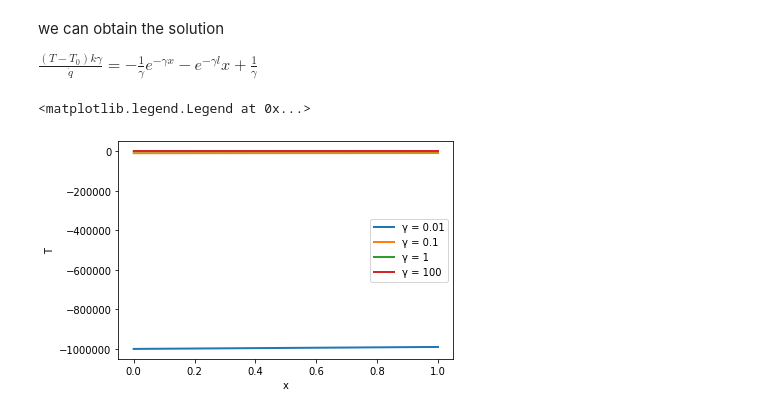
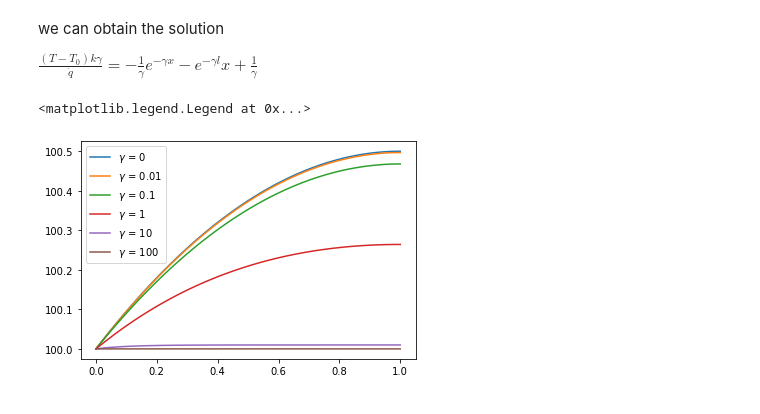
Before and after one commit to uw-cheme512/uw-cheme512.github.io, a Jupyter notebook: presentations/10_25_19_Vivian.ipynb, the cells around one changed output. Cells and saved outputs as stored; diff of their text form; code cells hidden in the pictures.

```diff
--- a/presentations/10_25_19_Vivian.ipynb
+++ b/presentations/10_25_19_Vivian.ipynb
@@ -50,44 +52,32 @@ $ T= - \frac{ \dot q e^{-\gamma l}} {k \gamma}x  - \frac{ \dot q e^{-\gamma x}}
 we can obtain the solution
 
 $\frac{ (T-T_0)k \gamma}{\dot q}= -\frac{1}{\gamma}e^{-\gamma x}- e^{-\gamma l} x + \frac{1}{\gamma} $
-# %%
-import numpy as np
-import matplotlib.pyplot as plt
-import matplotlib.cm as cm
-from mpl_toolkits.mplot3d import axes3d
-import math
-
-x = np.linspace(0,1,101)
-y = 0*x
-colors = cm.Blues(np.linspace(0, 1, 10))
-
-q = 100
-k = 1
-l = 1
-
-fig, ax = plt.subplots(figsize=(6,4))
-
-
-for gamm in (0.01,0.1,1,100):
-    T = (q/(k*gamm))* - (1/gamm)* np.exp(-(gamm*x)) - np.exp(- gamm* l)*x +(1/gamm)
-    ax.plot(x, T ,label='\u03B3 = {}'.format(gamm),linewidth=2)
-
-
-ax.set_xlabel('x')
-ax.set_ylabel('T')
-#ax.plot(x, T , label=' gamm ', linewidth=15)
-#ax.plot(x, T, label='n=0.01')
-#ax.plot(x, T, label='n=0')
-#ax.plot(x, T, label='n=1')
-#ax.plot(x, T, label='n=10')
-#ax.plot(x, T, label='n=1000')
-ax.legend()
-#ax.set_xlim([-2,10])
-#ax.set_ylim([-2,10])
-# %% [output]
-<matplotlib.legend.Legend at 0x...>
-[figure, removed]
 # %%
 import numpy as np
 import matplotlib.pyplot as plt
+# %%
+k = 1
+L = 1
+q = 1
+T0 = 100
+x = np.linspace(0, L, 101)
+
+fig, ax = plt.subplots()
+
+c1 = q*L/k
+c2 = T0
+T = -q*x**2/(2*k) + c1*x + c2
+ax.plot(x, T, label=r'$\gamma$ = 0')
+for gamma in [0.01, 0.1, 1, 10, 100]:
+
+    c1 = -q*np.exp(-gamma*L)/(k*gamma)
+    c2 = T0 + q/(k*gamma**2)
+
+    T = ((-q/(k*gamma**2))*np.exp(-gamma*x) + c1*x + c2)
+    ax.plot(x, T, label=r'$\gamma$ = {}'.format(gamma))
+
+ax.legend()
+# %% [output]
+<matplotlib.legend.Legend at 0x...>
+[figure, added]
 # %%
```
Also changed, not shown: parts of 6 cells of this notebook, 10 other files.
